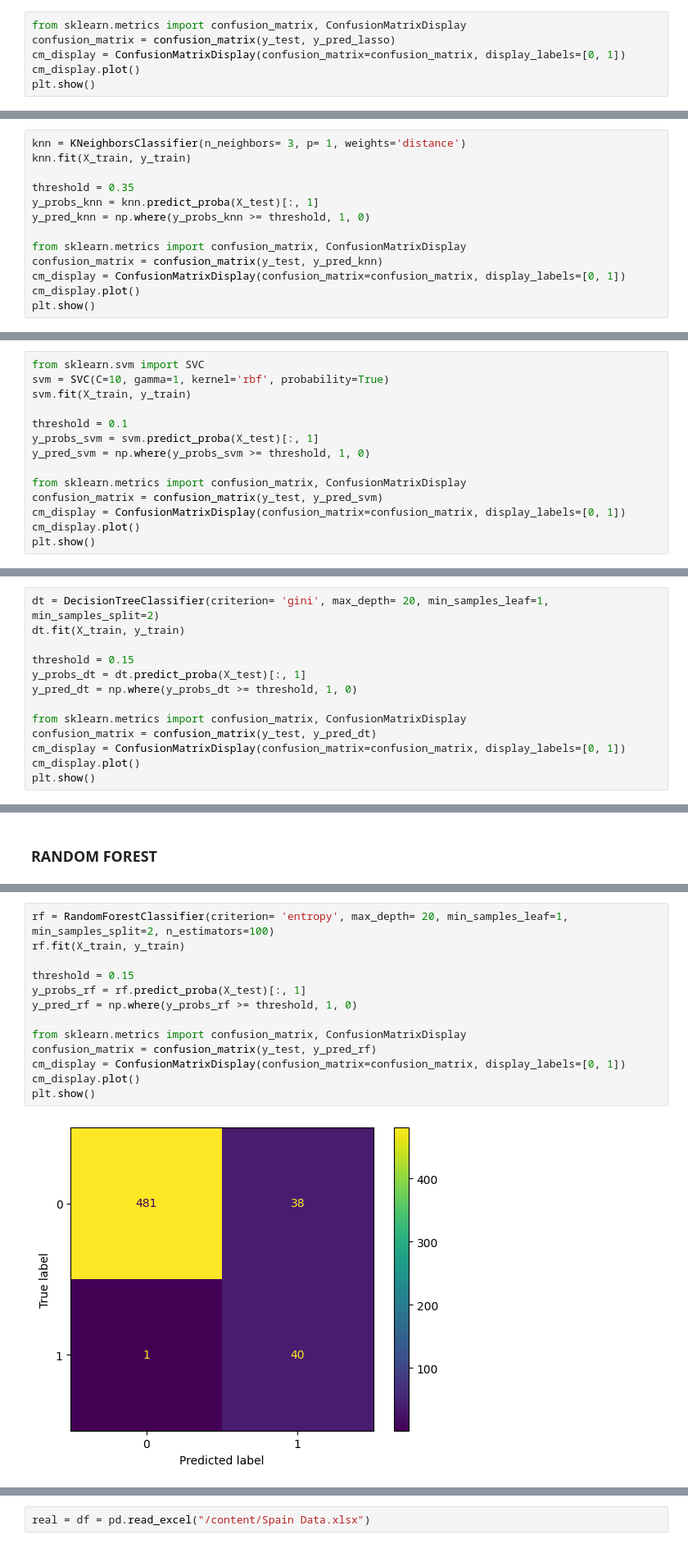
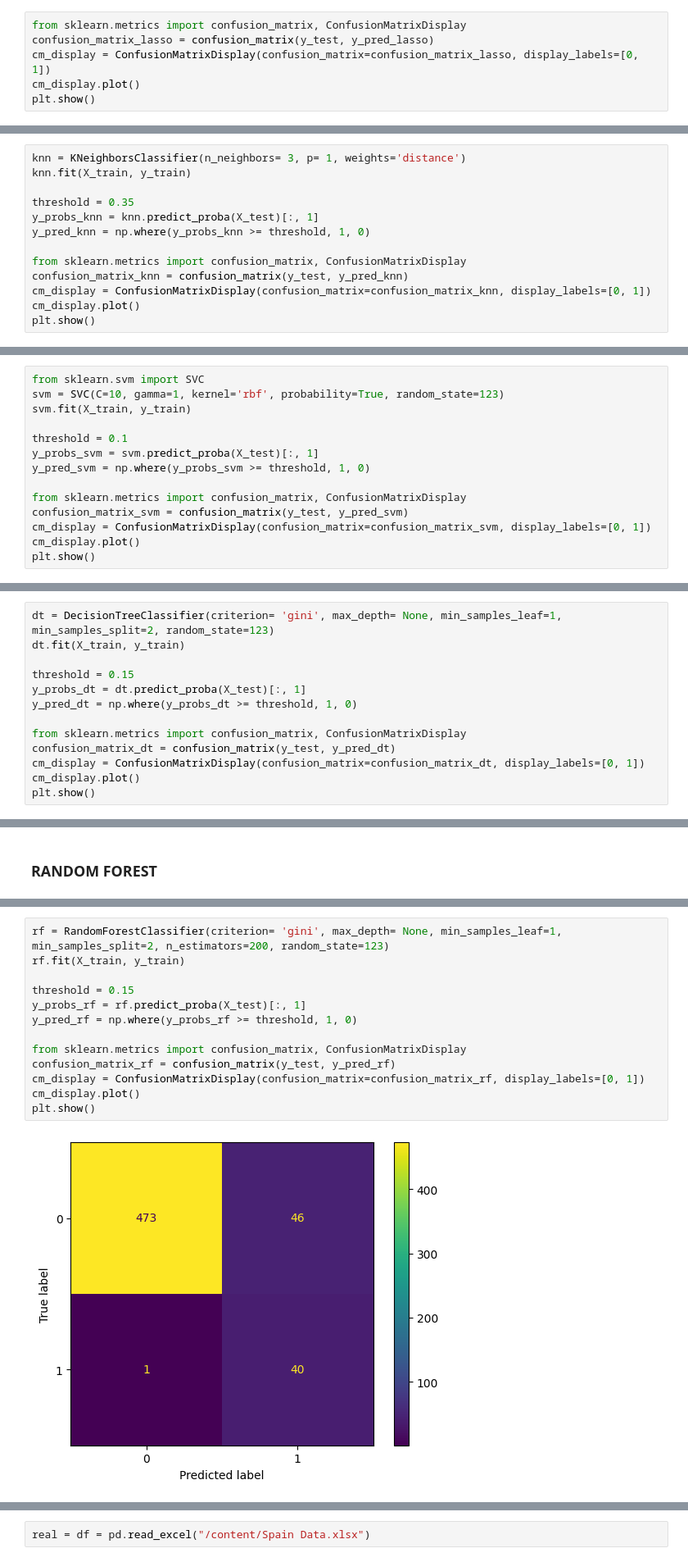
Before and after one commit to FinNijatTech/ML-algorithms-as-EWM-for-Economic-Crisis, a Jupyter notebook: Master_Thesis_Project.ipynb, the cells around one changed output, grey strips where cells are left out. Shown at 82% size. Cells and saved outputs as stored; diff of their text form.

```diff
--- a/Master_Thesis_Project.ipynb
+++ b/Master_Thesis_Project.ipynb
@@ -352,8 +387,8 @@ y_probs_lasso = lasso.predict_proba(X_test)[:, 1]
 y_pred_lasso = np.where(y_probs_lasso >= threshold, 1, 0)
 # %%
 from sklearn.metrics import confusion_matrix, ConfusionMatrixDisplay
-confusion_matrix = confusion_matrix(y_test, y_pred_lasso)
-cm_display = ConfusionMatrixDisplay(confusion_matrix=confusion_matrix, display_labels=[0, 1])
+confusion_matrix_lasso = confusion_matrix(y_test, y_pred_lasso)
+cm_display = ConfusionMatrixDisplay(confusion_matrix=confusion_matrix_lasso, display_labels=[0, 1])
 cm_display.plot()
 plt.show()
 # %% [output]
@@ -455,8 +521,8 @@ y_probs_knn = knn.predict_proba(X_test)[:, 1]
 y_pred_knn = np.where(y_probs_knn >= threshold, 1, 0)
 
 from sklearn.metrics import confusion_matrix, ConfusionMatrixDisplay
-confusion_matrix = confusion_matrix(y_test, y_pred_knn)
-cm_display = ConfusionMatrixDisplay(confusion_matrix=confusion_matrix, display_labels=[0, 1])
+confusion_matrix_knn = confusion_matrix(y_test, y_pred_knn)
+cm_display = ConfusionMatrixDisplay(confusion_matrix=confusion_matrix_knn, display_labels=[0, 1])
 cm_display.plot()
 plt.show()
 # %% [output]
@@ -551,7 +648,7 @@ Best hyperparameters for SVM: {'C': 10, 'gamma': 1, 'kernel': 'rbf'}
 Best accuracy score for SVM: 0.9522321428571429
 # %%
 from sklearn.svm import SVC
-svm = SVC(C=10, gamma=1, kernel='rbf', probability=True)
+svm = SVC(C=10, gamma=1, kernel='rbf', probability=True, random_state=123)
 svm.fit(X_train, y_train)
 
 threshold = 0.1
@@ -559,8 +656,8 @@ y_probs_svm = svm.predict_proba(X_test)[:, 1]
 y_pred_svm = np.where(y_probs_svm >= threshold, 1, 0)
 
 from sklearn.metrics import confusion_matrix, ConfusionMatrixDisplay
-confusion_matrix = confusion_matrix(y_test, y_pred_svm)
-cm_display = ConfusionMatrixDisplay(confusion_matrix=confusion_matrix, display_labels=[0, 1])
+confusion_matrix_svm = confusion_matrix(y_test, y_pred_svm)
+cm_display = ConfusionMatrixDisplay(confusion_matrix=confusion_matrix_svm, display_labels=[0, 1])
 cm_display.plot()
 plt.show()
 # %% [output]
@@ -656,6 +784,6 @@ Best hyperparameters for Decision Tree: {'criterion': 'gini', 'max_depth': 20, '
 Best accuracy score for Decision Tree: 0.9535714285714285
 # %%
-dt = DecisionTreeClassifier(criterion= 'gini', max_depth= 20, min_samples_leaf=1, min_samples_split=2)
+dt = DecisionTreeClassifier(criterion= 'gini', max_depth= None, min_samples_leaf=1, min_samples_split=2, random_state=123)
 dt.fit(X_train, y_train)
 
 threshold = 0.15
@@ -663,8 +791,8 @@ y_probs_dt = dt.predict_proba(X_test)[:, 1]
 y_pred_dt = np.where(y_probs_dt >= threshold, 1, 0)
 
 from sklearn.metrics import confusion_matrix, ConfusionMatrixDisplay
-confusion_matrix = confusion_matrix(y_test, y_pred_dt)
-cm_display = ConfusionMatrixDisplay(confusion_matrix=confusion_matrix, display_labels=[0, 1])
+confusion_matrix_dt = confusion_matrix(y_test, y_pred_dt)
+cm_display = ConfusionMatrixDisplay(confusion_matrix=confusion_matrix_dt, display_labels=[0, 1])
 cm_display.plot()
 plt.show()
 # %% [output]
@@ -762,18 +921,18 @@ Best accuracy score for Random Forest: 0.9544642857142858
 # %%
-rf = RandomForestClassifier(criterion= 'entropy', max_depth= 20, min_samples_leaf=1, min_samples_split=2, n_estimators=100)
+rf = RandomForestClassifier(criterion= 'gini', max_depth= None, min_samples_leaf=1, min_samples_split=2, n_estimators=200, random_state=123)
 rf.fit(X_train, y_train)
 
 threshold = 0.15
 y_probs_rf = rf.predict_proba(X_test)[:, 1]
 y_pred_rf = np.where(y_probs_rf >= threshold, 1, 0)
 
 from sklearn.metrics import confusion_matrix, ConfusionMatrixDisplay
-confusion_matrix = confusion_matrix(y_test, y_pred_rf)
-cm_display = ConfusionMatrixDisplay(confusion_matrix=confusion_matrix, display_labels=[0, 1])
+confusion_matrix_rf = confusion_matrix(y_test, y_pred_rf)
+cm_display = ConfusionMatrixDisplay(confusion_matrix=confusion_matrix_rf, display_labels=[0, 1])
 cm_display.plot()
 plt.show()
 # %% [output]
-[figure, old version]
+[figure, new version]
 # %%
 accuracy_score(y_test, y_pred_rf)
 # %% [output]
```
Also changed, not shown: parts of 40 cells of this notebook.
